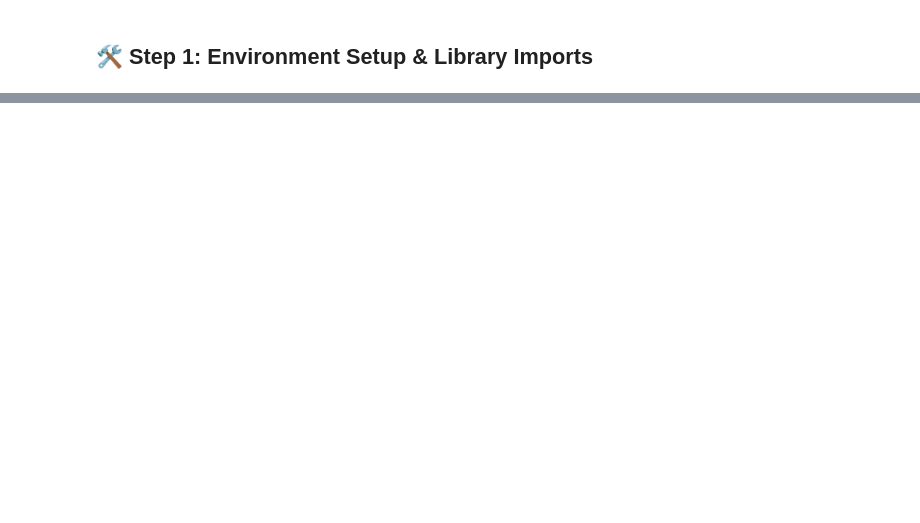
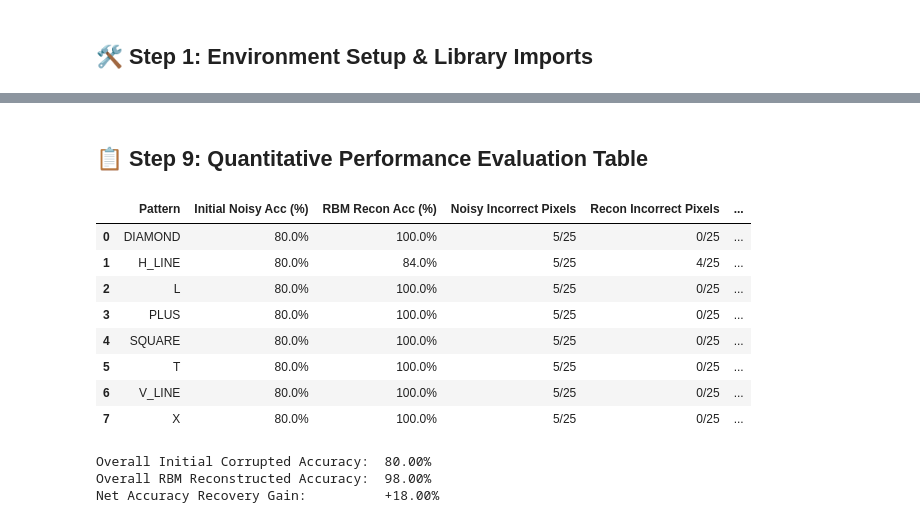
Before and after one commit to rukeshsg/Binary-Pattern-Learning-Using-a-Boltzmann-Machine, a Jupyter notebook: notebooks/Boltzmann_Analysis.ipynb, the cells around one changed output, grey strips where cells are left out. Drawn from its saved outputs; the diff is of its cells as text; code cells hidden in the pictures; blank space fills up the shorter version.

```diff
--- a/notebooks/Boltzmann_Analysis.ipynb
+++ b/notebooks/Boltzmann_Analysis.ipynb
@@ -499,0 +383,47 @@ plt.show()
+# %% [markdown]
+## 📋 Step 9: Quantitative Performance Evaluation Table
+# %%
+table_rows = []
+for idx, p in enumerate(pattern_names):
+    orig = canonical_X[idx]
+    noisy = noisy_canonical_X[idx]
+    recon = recon_binary[idx]
+
+    noisy_acc = np.mean(orig == noisy) * 100.0
+    recon_acc = np.mean(orig == recon) * 100.0
+    noisy_errs = int(np.sum(orig != noisy))
+    recon_errs = int(np.sum(orig != recon))
+    mse_val = np.mean((orig - recon) ** 2)
+    gain = recon_acc - noisy_acc
+
+    table_rows.append({
+        'Pattern': p,
+        'Initial Noisy Acc (%)': f"{noisy_acc:.1f}%",
+        'RBM Recon Acc (%)': f"{recon_acc:.1f}%",
+        'Noisy Incorrect Pixels': f"{noisy_errs}/25",
+        'Recon Incorrect Pixels': f"{recon_errs}/25",
+        'Mean Squared Error': round(mse_val, 4),
+        'Accuracy Recovery Gain': f"+{gain:.1f}%" if gain >= 0 else f"{gain:.1f}%"
+    })
+
+metrics_df = pd.DataFrame(table_rows)
+display(metrics_df)
+
+overall_noisy_acc = np.mean(canonical_X == noisy_canonical_X) * 100.0
+overall_recon_acc = np.mean(canonical_X == recon_binary) * 100.0
+print(f"\nOverall Initial Corrupted Accuracy:  {overall_noisy_acc:.2f}%")
+print(f"Overall RBM Reconstructed Accuracy:  {overall_recon_acc:.2f}%")
+print(f"Net Accuracy Recovery Gain:          +{overall_recon_acc - overall_noisy_acc:.2f}%")
+# %% [output]
+|  | Pattern | Initial Noisy Acc (%) | RBM Recon Acc (%) | Noisy Incorrect Pixels | Recon Incorrect Pixels | ... |
+| 0 | DIAMOND | 80.0% | 100.0% | 5/25 | 0/25 | ... |
+| 1 | H_LINE | 80.0% | 84.0% | 5/25 | 4/25 | ... |
+| 2 | L | 80.0% | 100.0% | 5/25 | 0/25 | ... |
+| 3 | PLUS | 80.0% | 100.0% | 5/25 | 0/25 | ... |
+| 4 | SQUARE | 80.0% | 100.0% | 5/25 | 0/25 | ... |
+| 5 | T | 80.0% | 100.0% | 5/25 | 0/25 | ... |
+| 6 | V_LINE | 80.0% | 100.0% | 5/25 | 0/25 | ... |
+| 7 | X | 80.0% | 100.0% | 5/25 | 0/25 | ... |
+Overall Initial Corrupted Accuracy:  80.00%
+Overall RBM Reconstructed Accuracy:  98.00%
+Net Accuracy Recovery Gain:          +18.00%
```
Also changed, not shown: parts of 39 cells of this notebook, 7 other files.
